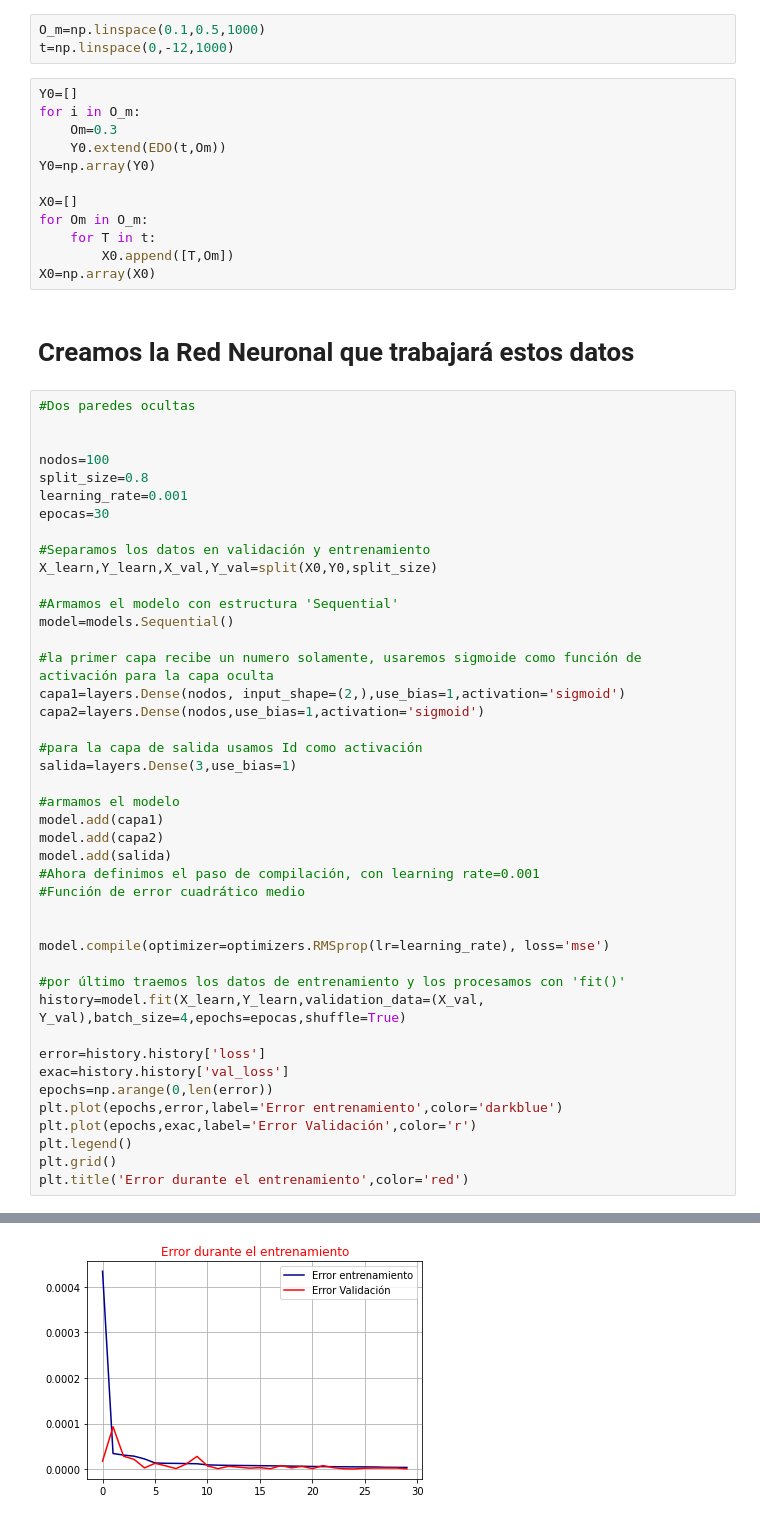
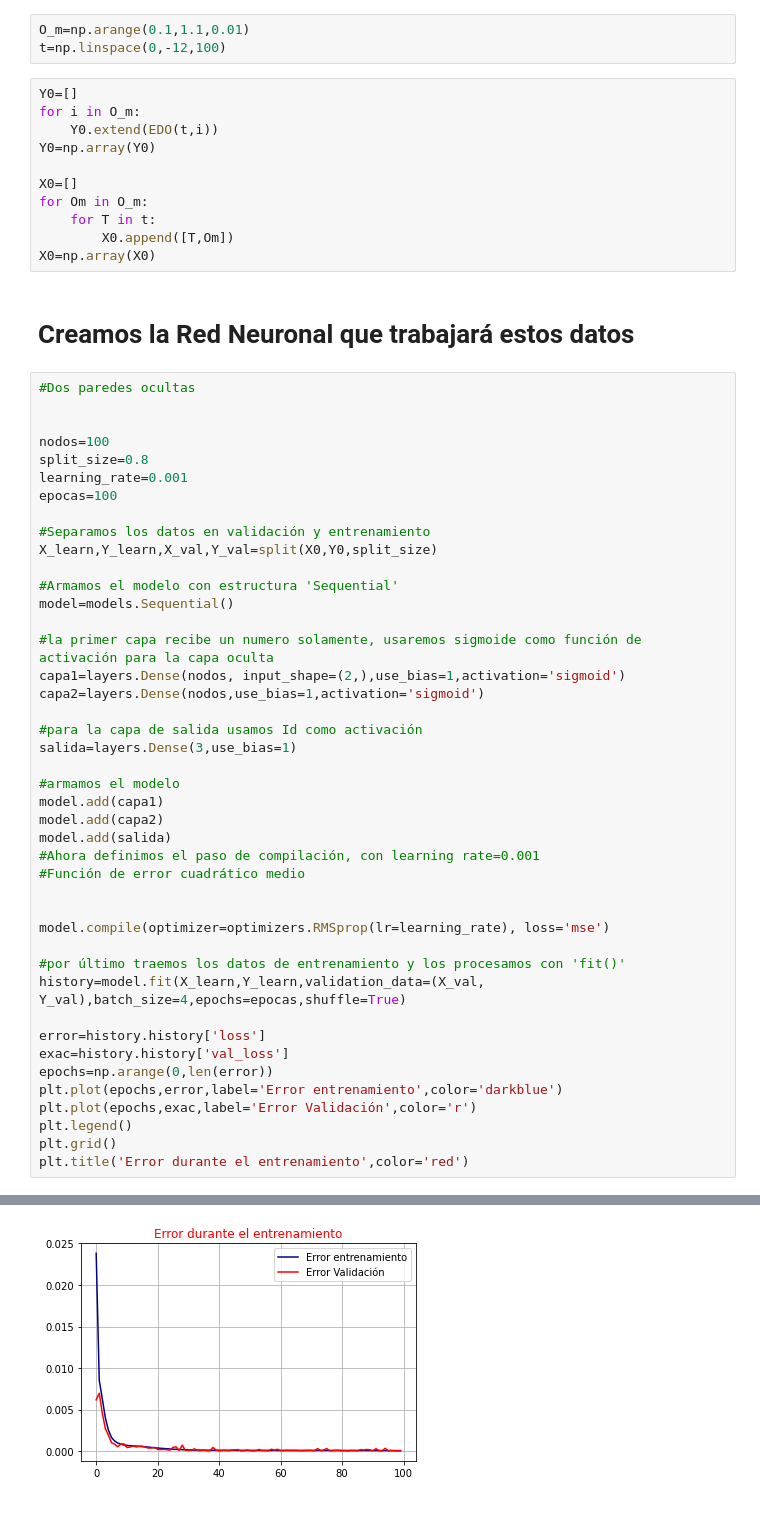
Before and after one commit to JuanDDiosRojas/NeuralNetworks, a Jupyter notebook: Entrenamiento Soluciones EDO.ipynb, the cells around one changed output, grey strips where cells are left out. Drawn from its saved outputs; the diff is of its cells as text.

```diff
--- a/Entrenamiento Soluciones EDO.ipynb
+++ b/Entrenamiento Soluciones EDO.ipynb
@@ -80,13 +64,12 @@ $O_m \in [0.1, 0.5]$
 
 $t \in [0,-12]$
 # %%
-O_m=np.linspace(0.1,0.5,1000)
-t=np.linspace(0,-12,1000)
+O_m=np.arange(0.1,1.1,0.01)
+t=np.linspace(0,-12,100)
 # %%
 Y0=[]
 for i in O_m:
-    Om=0.3
-    Y0.extend(EDO(t,Om))
+    Y0.extend(EDO(t,i))
 Y0=np.array(Y0)
 
 X0=[]
@@ -103,7 +86,7 @@ X0=np.array(X0)
 nodos=100
 split_size=0.8
 learning_rate=0.001
-epocas=30
+epocas=100
 
 #Separamos los datos en validación y entrenamiento
 X_learn,Y_learn,X_val,Y_val=split(X0,Y0,split_size)
@@ -160,5 +143,5 @@ Epoch 30/30
 Text(0.5, 1.0, 'Error durante el entrenamiento')
-[figure, old version]
+[figure, new version]
 # %%
 Z=np.linspace(0,-12,50)
 dom=[]
```
Also changed, not shown: parts of 16 cells of this notebook.
